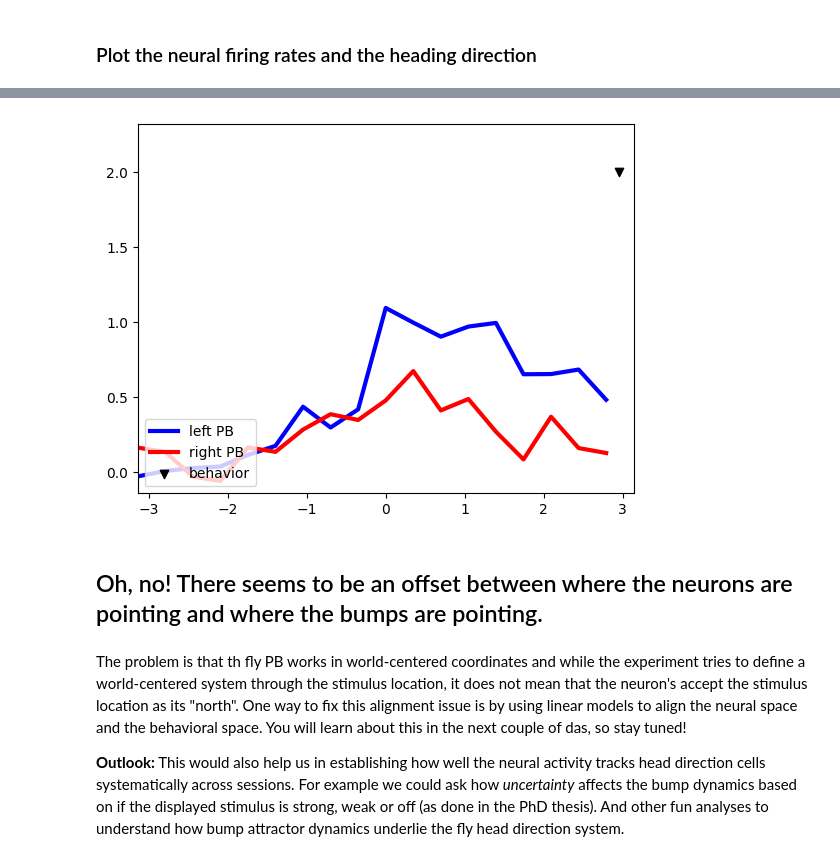
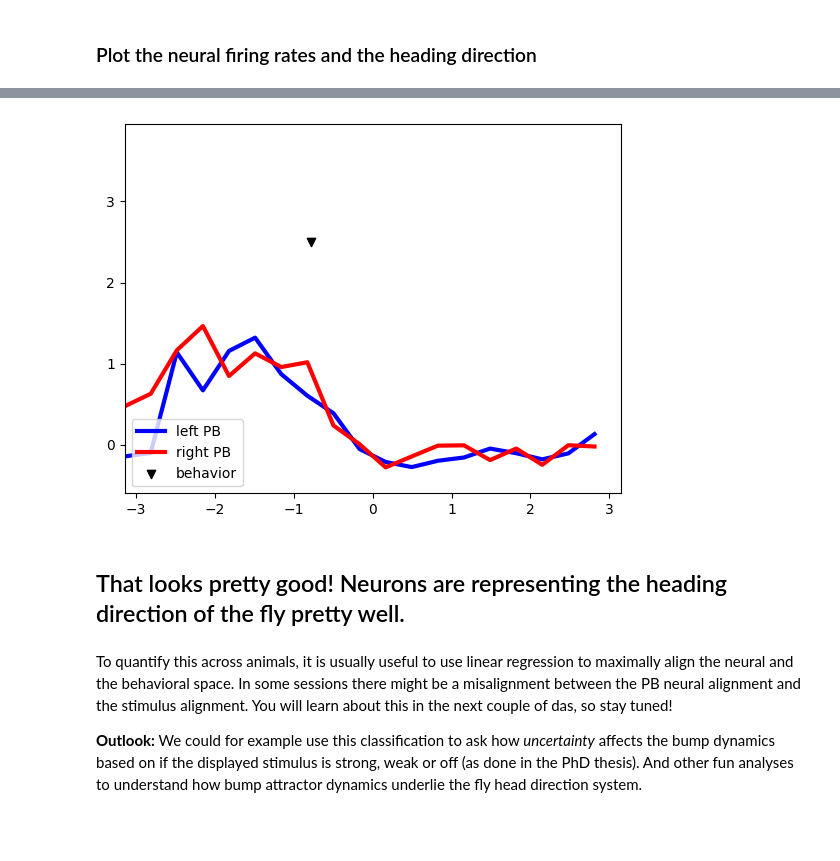
Before and after one commit to MelanieTschiersch/MelanieTschiersch, a Jupyter notebook: Dandi/DrosophilaAttractorTutorialSolution.ipynb, the cells around one changed output, grey strips where cells are left out. Cells and saved outputs as stored; diff of their text form; code cells hidden in the pictures; blank space fills up the shorter version.

```diff
--- a/Dandi/DrosophilaAttractorTutorialSolution.ipynb
+++ b/Dandi/DrosophilaAttractorTutorialSolution.ipynb
@@ -46,7 +46,7 @@ from dandi.dandiapi import DandiAPIClient
 
 # get dataset ID, filename of a session of interest from https://dandiarchive.org/
 dandiset_id = '000289'
-file_path = "sub-1/sub-1_ses-20201019T000000_behavior+ophys.nwb"#.nwb" # file size ~67GB
+file_path = "sub-2/sub-2_ses-20201020T000000_behavior+ophys.nwb" # file size ~67GB
 
 # This is how the DANDI API can be used to load data, it is always the same for all datasets
 with DandiAPIClient() as client:
@@ -190,8 +189,8 @@ smoothed_behav = []
 smoothed_neural = []
 smoothed_stimulus = []
 
-w_step = 5 / 60 # 5s steps converted to minutes
-w_width = 10 / 60 # 10s window converted to minutes
+w_step = 0.1 / 60 # 5s steps converted to minutes
+w_width = 0.2 / 60 # 10s window converted to minutes
 # for each time step, get the data in question and average it in the specified time window
 for steps in np.arange(0, df_neural.time_min.max() ,w_step):
     df_b = df_behav.loc[(df_behav.time_min > steps) & (df_behav.time_min <= steps+w_width)]
@@ -215,46 +224,46 @@ from IPython.core.display import HTML
 
 # split into left and right PB (they are mirror copies of each other)
 leftPB = np.array([df_smoothed.neural[i][:change] for i in df_smoothed.index])
-rightPB = np.array([df_smoothed.neural[i][change+1:] for i in df_smoothed.index])
+rightPB = np.array([df_smoothed.neural[i][change:] for i in df_smoothed.index])
 
 # initializing a figure
 fig = figure()
 # marking the x-axis and y-axis limits
 ax = axes(xlim =(-np.pi, np.pi),
                 ylim =(np.min([leftPB, rightPB]), np.max([leftPB, rightPB])))
 
 # initializing a line, scatter variable to update
 line, = ax.plot([], [], lw = 3, color='blue', label='left PB')
 line2, = ax.plot([], [], lw = 3, color='red', label='right PB')
 scat = ax.scatter([],  [], marker='v', color='k', label='behavior')
 ax.legend(loc=3)
 
 def update(frame):
     """A function called on every frame:
     Draw a
                 lineplot of the left PB activity
                 lineplot of the right PB activity
                 scatterplot of the heading direction as a tick mark"""
     x = np.linspace(-np.pi, np.pi, len(leftPB[frame]), endpoint=False)
     line.set_data(x, leftPB[frame,:])
     line2.set_data(x, rightPB[frame,:])
-    scat.set_offsets([df_smoothed.behavior[frame], 2.])
+    scat.set_offsets([-df_smoothed.behavior[frame], 2.5])
     return line, line2, scat
 
 # animate the activity and behavior for visualization
 ani = FuncAnimation(fig, update,
-                     frames = len(leftPB), interval = 100)#
+                     frames = np.min([len(leftPB), 100]), interval = 100)#
 HTML(ani.to_html5_video())
 # %% [output]
 [interactive output not drawn]
-[figure, old version]
+[figure, new version]
 # %% [markdown]
-## Oh, no! There seems to be an offset between where the neurons are pointing and where the bumps are pointing.
+## That looks pretty good! Neurons are representing the heading direction of the fly pretty well.
 # %% [markdown]
-The problem is that th fly PB works in world-centered coordinates and while the experiment tries to define a world-centered system through the stimulus location, it does not mean that the neuron's accept the stimulus location as its "north". One way to fix this alignment issue is by using linear models to align the neural space and the behavioral space. You will learn about this in the next couple of das, so stay tuned!
+To quantify this across animals, it is usually useful to use linear regression to maximally align the neural and the behavioral space. In some sessions there might be a misalignment between the PB neural alignment and the stimulus alignment. You will learn about this in the next couple of das, so stay tuned!
 
 **Outlook:**
-This would also help us in establishing how well the neural activity tracks head direction cells systematically across sessions. For example we could ask how *uncertainty* affects the bump dynamics based on if the displayed stimulus is strong, weak or off (as done in the PhD thesis). And other fun analyses to understand how bump attractor dynamics underlie the fly head direction system.
+We could for example use this classification to ask how *uncertainty* affects the bump dynamics based on if the displayed stimulus is strong, weak or off (as done in the PhD thesis). And other fun analyses to understand how bump attractor dynamics underlie the fly head direction system.
 # %%
 from sklearn.model_selection import StratifiedKFold
 from sklearn.preprocessing import StandardScaler
```
Also changed, not shown: parts of 9 cells of this notebook.
